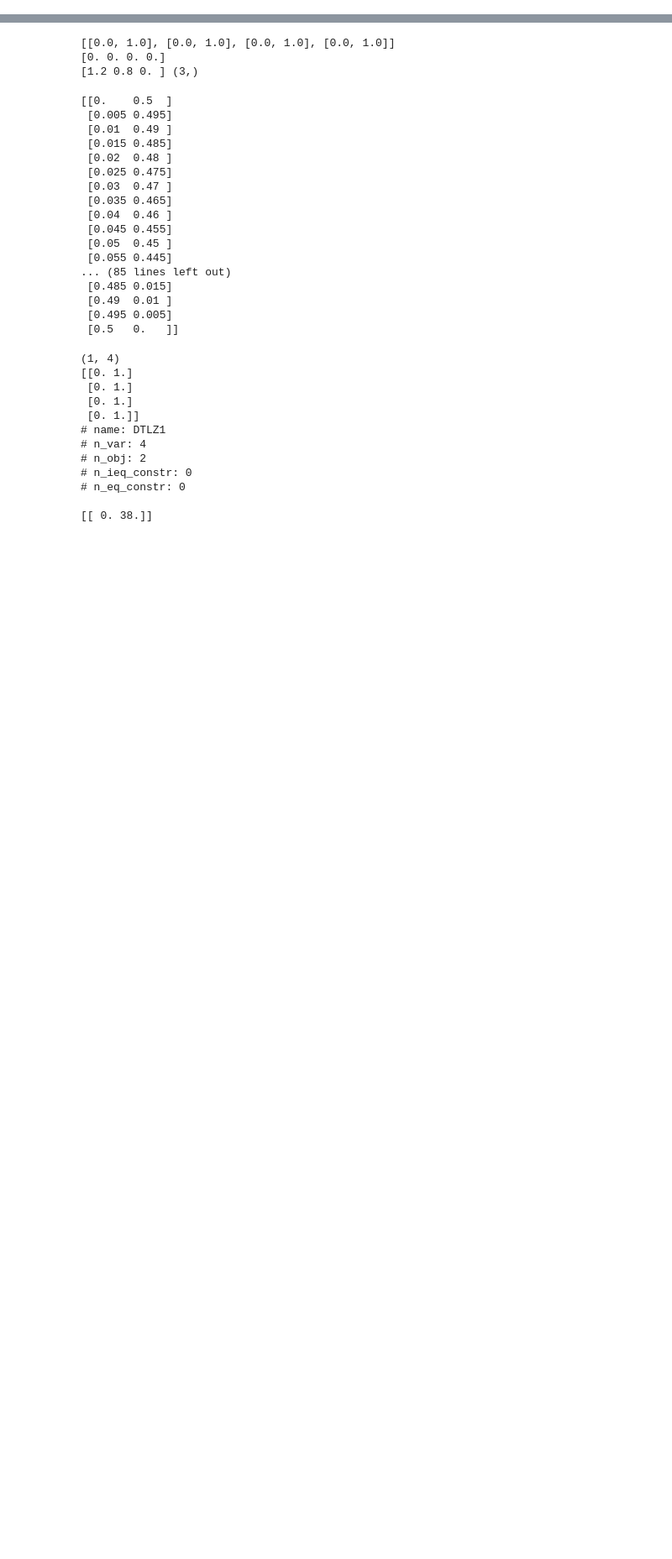
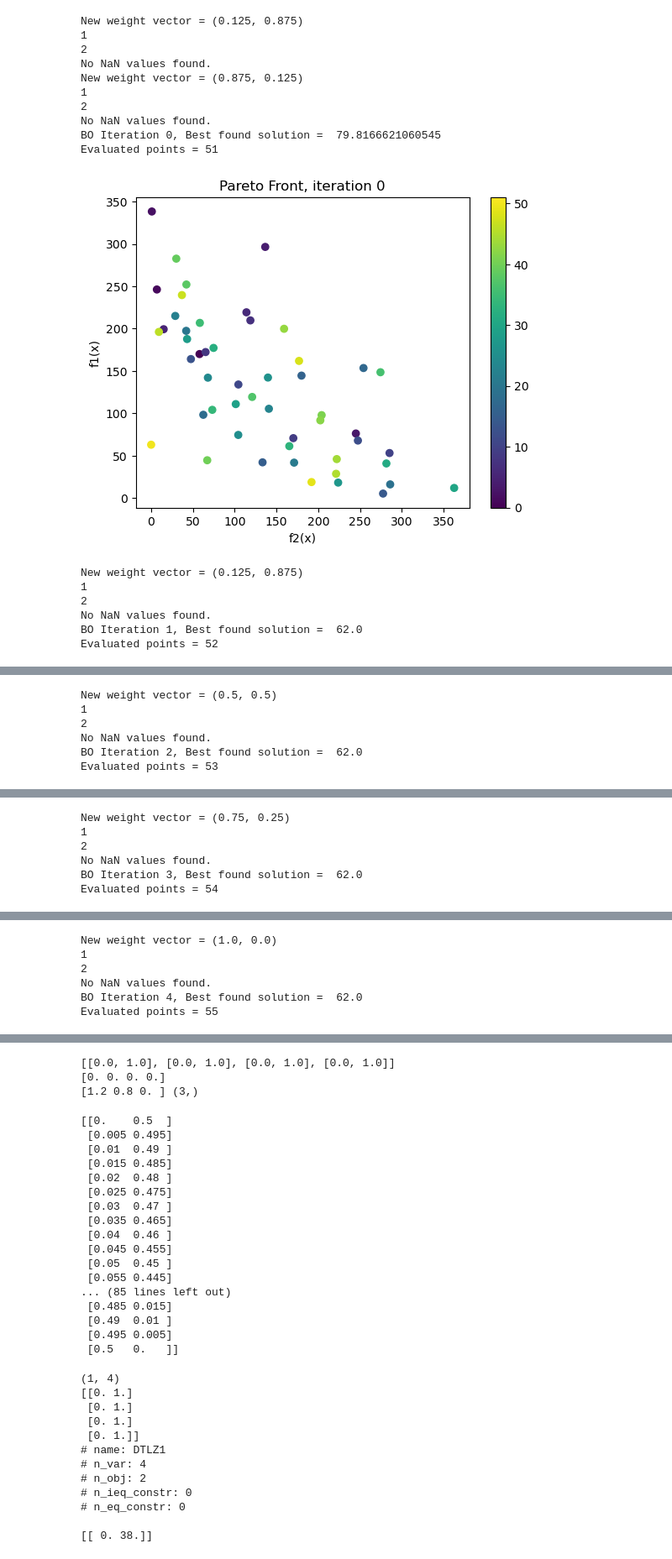
Before and after one commit to BenMoore310/MOOptimisers, a Jupyter notebook: testRunning.ipynb, the cells around one changed output, grey strips where cells are left out. Shown: that part at 84% size. Cells and saved outputs as stored; diff of their text form; code cells hidden in the pictures; blank space fills up the shorter version.

Commit message:
added in APD scalerising function. Added in weight-changing functionality as in ParEGO - suite now varies weight vectors per iteration according to a pre-calculated set of valid weight vectors

```diff
--- a/testRunning.ipynb
+++ b/testRunning.ipynb
@@ -12,0 +155,32 @@ from pymoo.problems import get_problem
+# %%
+bayesianRun = opt.bayesianOptimiser(
+    bounds,
+    initSampleSize,
+    problem,
+    func.APD,
+    n_obj,
+    weightVectors,
+    useInitialPopulation=True,
+    initialPopulation=initPopulation,
+    initialObjvValues=initialObjvTargets,
+    maxFE=250
+)
+bayesianRun.runOptimiser()
+# %% [output]
+New weight vector = (0.125, 0.875)
+1
+2
+No NaN values found.
+New weight vector = (0.875, 0.125)
+1
+2
+No NaN values found.
+BO Iteration 0, Best found solution =  79.8166621060545
+Evaluated points = 51
+[figure, added]
+New weight vector = (0.125, 0.875)
+1
+2
+No NaN values found.
+BO Iteration 1, Best found solution =  62.0
+Evaluated points = 52
@@ -12,0 +188,6 @@ from pymoo.problems import get_problem
+New weight vector = (0.5, 0.5)
+1
+2
+No NaN values found.
+BO Iteration 2, Best found solution =  62.0
+Evaluated points = 53
@@ -12,0 +195,6 @@ from pymoo.problems import get_problem
+New weight vector = (0.75, 0.25)
+1
+2
+No NaN values found.
+BO Iteration 3, Best found solution =  62.0
+Evaluated points = 54
@@ -12,0 +202,6 @@ from pymoo.problems import get_problem
+New weight vector = (1.0, 0.0)
+1
+2
+No NaN values found.
+BO Iteration 4, Best found solution =  62.0
+Evaluated points = 55
```
Also changed, not shown: parts of 11 cells of this notebook, 3 other files.
